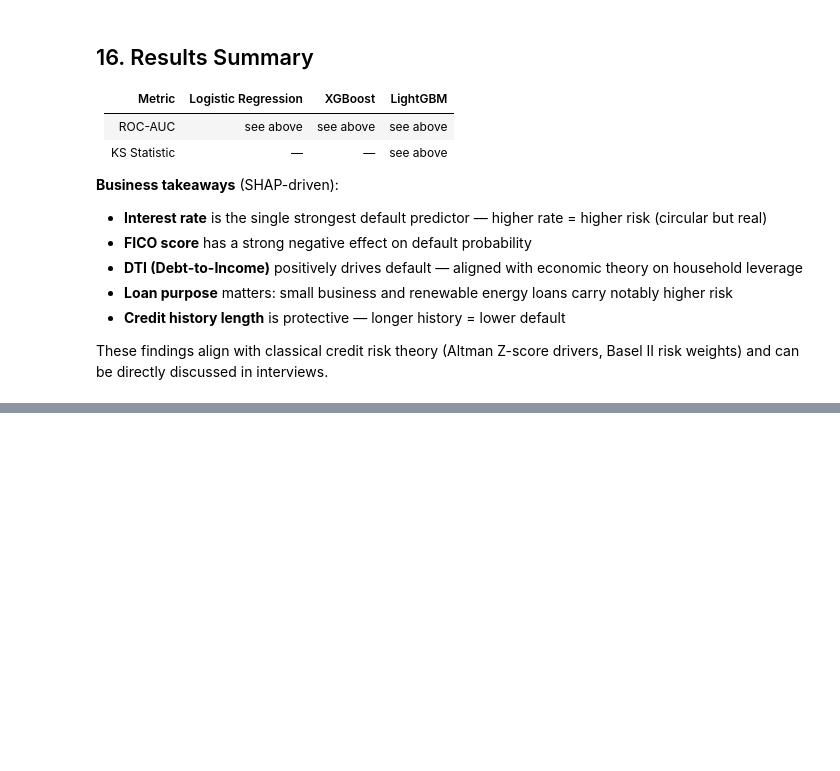
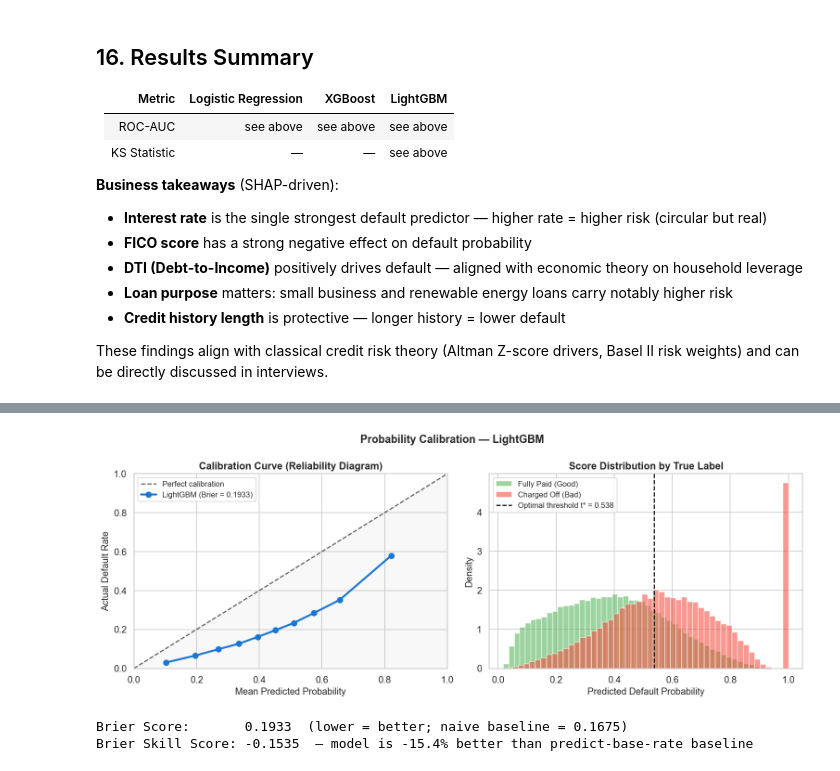
Before and after one commit to proverb27515/Credit-Risk-Analytics, a Jupyter notebook: 2_modeling.ipynb, the cells around one changed output, grey strips where cells are left out. Saved outputs shown, nothing was run; the diff lists cells and outputs as text; code cells hidden in the pictures; blank space fills up the shorter version.

```diff
--- a/2_modeling.ipynb
+++ b/2_modeling.ipynb
@@ -643,0 +650,45 @@ These findings align with classical credit risk theory (Altman Z-score drivers,
+# %%
+from sklearn.calibration import calibration_curve
+from sklearn.metrics import brier_score_loss
+
+fraction_pos, mean_pred = calibration_curve(y_test, best_proba, n_bins=10, strategy='quantile')
+brier      = brier_score_loss(y_test, best_proba)
+brier_ref  = brier_score_loss(y_test, np.full(len(y_test), y_test.mean()))
+skill      = 1 - brier / brier_ref
+
+fig, (ax1, ax2) = plt.subplots(1, 2, figsize=(13, 5))
+
+# Reliability diagram
+ax1.plot([0, 1], [0, 1], 'k--', linewidth=1.5, label='Perfect calibration', alpha=0.7)
+ax1.plot(mean_pred, fraction_pos, 'o-', color='#1976D2', linewidth=2.5, markersize=7,
+         label=f'{best_name} (Brier = {brier:.4f})')
+ax1.fill_between([0, 1], [0, 1], alpha=0.05, color='gray')
+ax1.set_xlabel('Mean Predicted Probability', fontsize=12)
+ax1.set_ylabel('Actual Default Rate', fontsize=12)
+ax1.set_title('Calibration Curve (Reliability Diagram)', fontsize=13, fontweight='bold')
+ax1.legend(fontsize=10)
+ax1.set_xlim([0, 1]); ax1.set_ylim([0, 1])
+
+# Score density by true class
+ax2.hist(best_proba[y_test == 0], bins=50, alpha=0.55, color='#4CAF50',
+         density=True, label='Fully Paid (Good)')
+ax2.hist(best_proba[y_test == 1], bins=50, alpha=0.55, color='#F44336',
+         density=True, label='Charged Off (Bad)')
+ax2.axvline(opt_t, color='black', linestyle='--', linewidth=1.5,
+            label=f'Optimal threshold t* = {opt_t:.3f}')
+ax2.set_xlabel('Predicted Default Probability', fontsize=12)
+ax2.set_ylabel('Density', fontsize=12)
+ax2.set_title('Score Distribution by True Label', fontsize=13, fontweight='bold')
+ax2.legend(fontsize=10)
+
+plt.suptitle(f'Probability Calibration — {best_name}', fontsize=14, fontweight='bold')
+plt.tight_layout()
+plt.savefig('fig_20_calibration.png', bbox_inches='tight')
+plt.show()
+
+print(f'Brier Score:       {brier:.4f}  (lower = better; naive baseline = {brier_ref:.4f})')
+print(f'Brier Skill Score: {skill:.4f}  — model is {skill:.1%} better than predict-base-rate baseline')
+# %% [output]
+[figure, added]
+Brier Score:       0.1933  (lower = better; naive baseline = 0.1675)
+Brier Skill Score: -0.1535  — model is -15.4% better than predict-base-rate baseline
```
Also changed, not shown: parts of 6 cells of this notebook, 6 other files.
